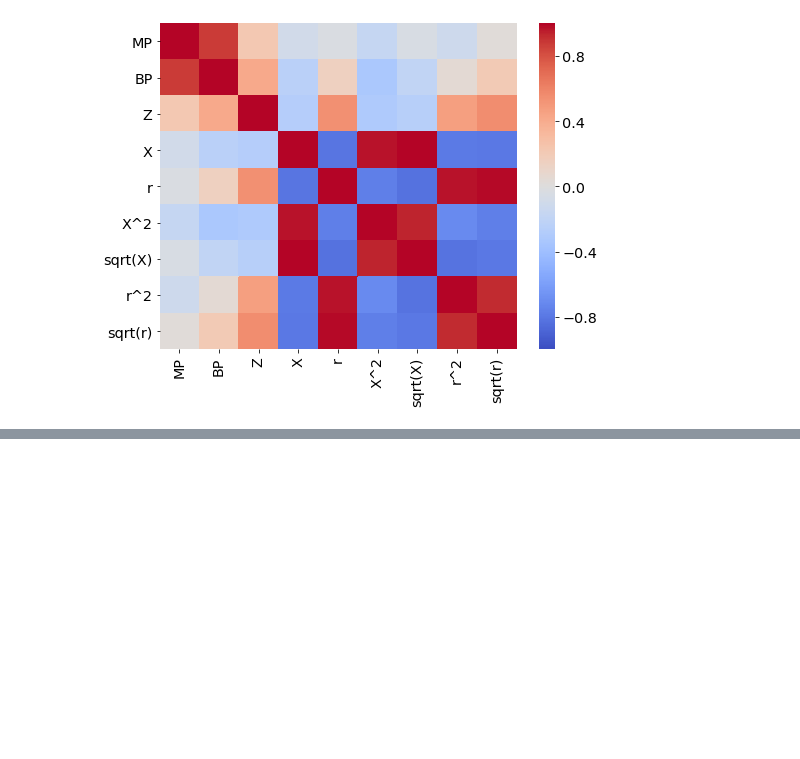
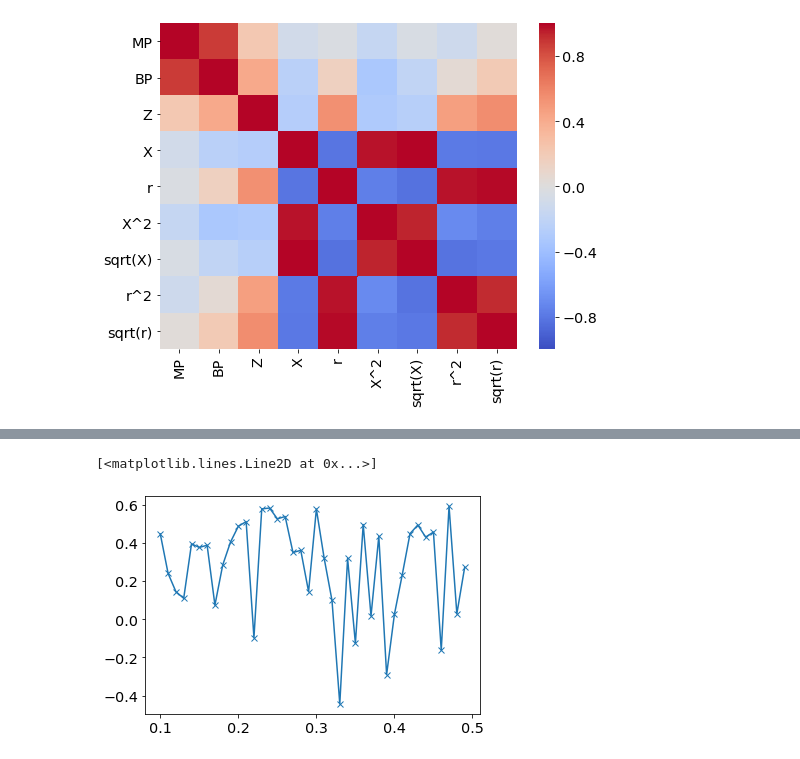
Before and after one commit to materialsvirtuallab/nano281, a Jupyter notebook: lectures/Lecture 2 - Linear methods.ipynb, the cells around one changed output, grey strips where cells are left out. Cells and saved outputs as stored; diff of their text form; code cells hidden in the pictures; blank space fills up the shorter version.

```diff
--- a/lectures/Lecture 2 - Linear methods.ipynb
+++ b/lectures/Lecture 2 - Linear methods.ipynb
@@ -112,0 +158,17 @@ ax = sns.heatmap(x.corr(), cmap="coolwarm", vmin=-1, vmax=1, ax=ax)
+# %%
+results = []
+coeffs = []
+for alpha in np.arange(0.1, 0.5, 0.01):
+    lasso = linear_model.Lasso(alpha=alpha, max_iter=1000000)
+    lasso.fit(z, y)
+    coeffs.append(lasso.coef_)
+    lasso = linear_model.Lasso(alpha=alpha, max_iter=100000)
+    scores = cross_validate(lasso, z, y, cv=kfold)
+    # print(scores)
+    results.append((alpha, np.mean(scores["test_score"])))
+
+results = pd.DataFrame(results, columns=["alpha", "score"])
+plt.plot(results["alpha"], results["score"], '-x')
+# %% [output]
+[<matplotlib.lines.Line2D at 0x...>]
+[figure, added]
```
Also changed, not shown: parts of 7 cells of this notebook.
